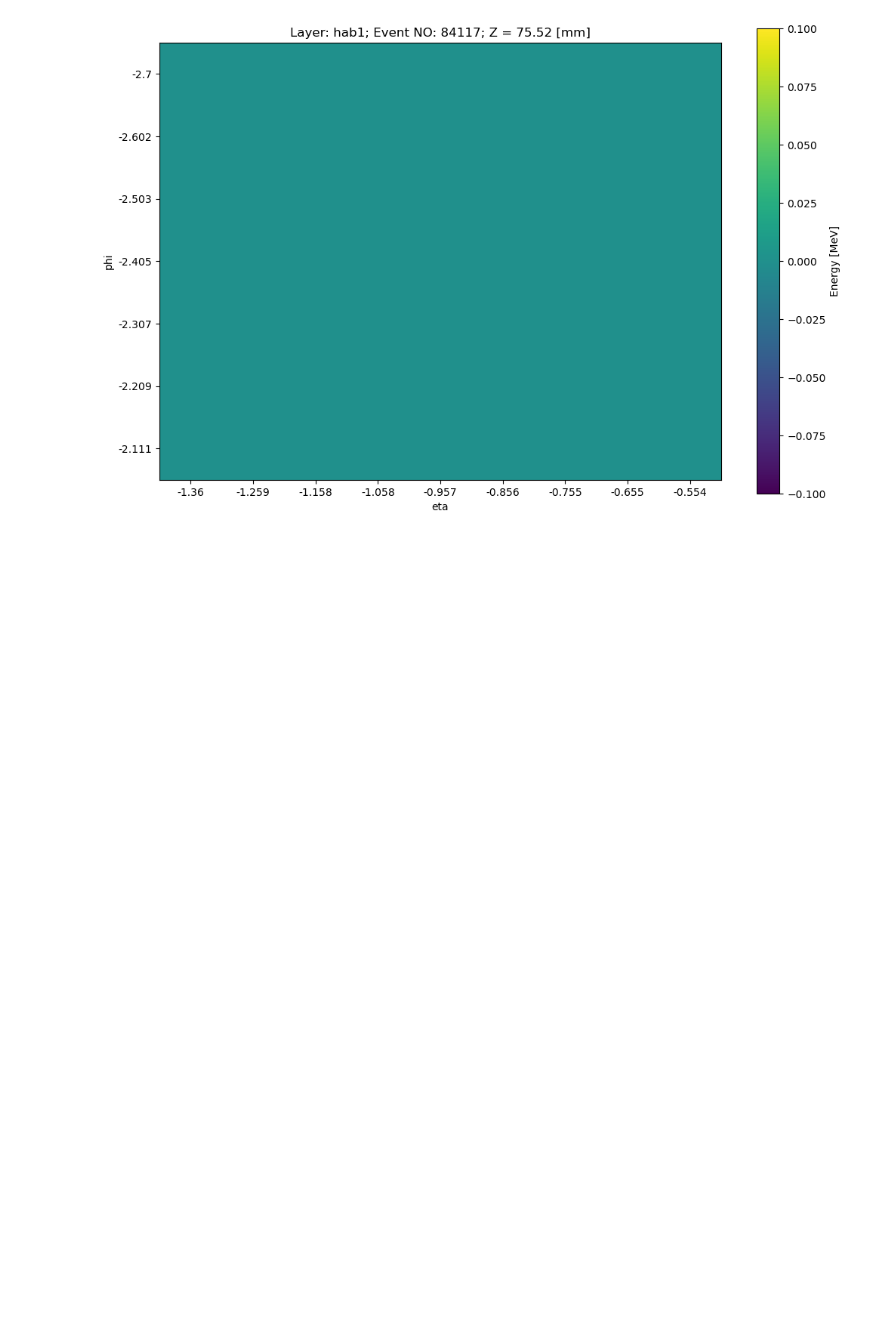
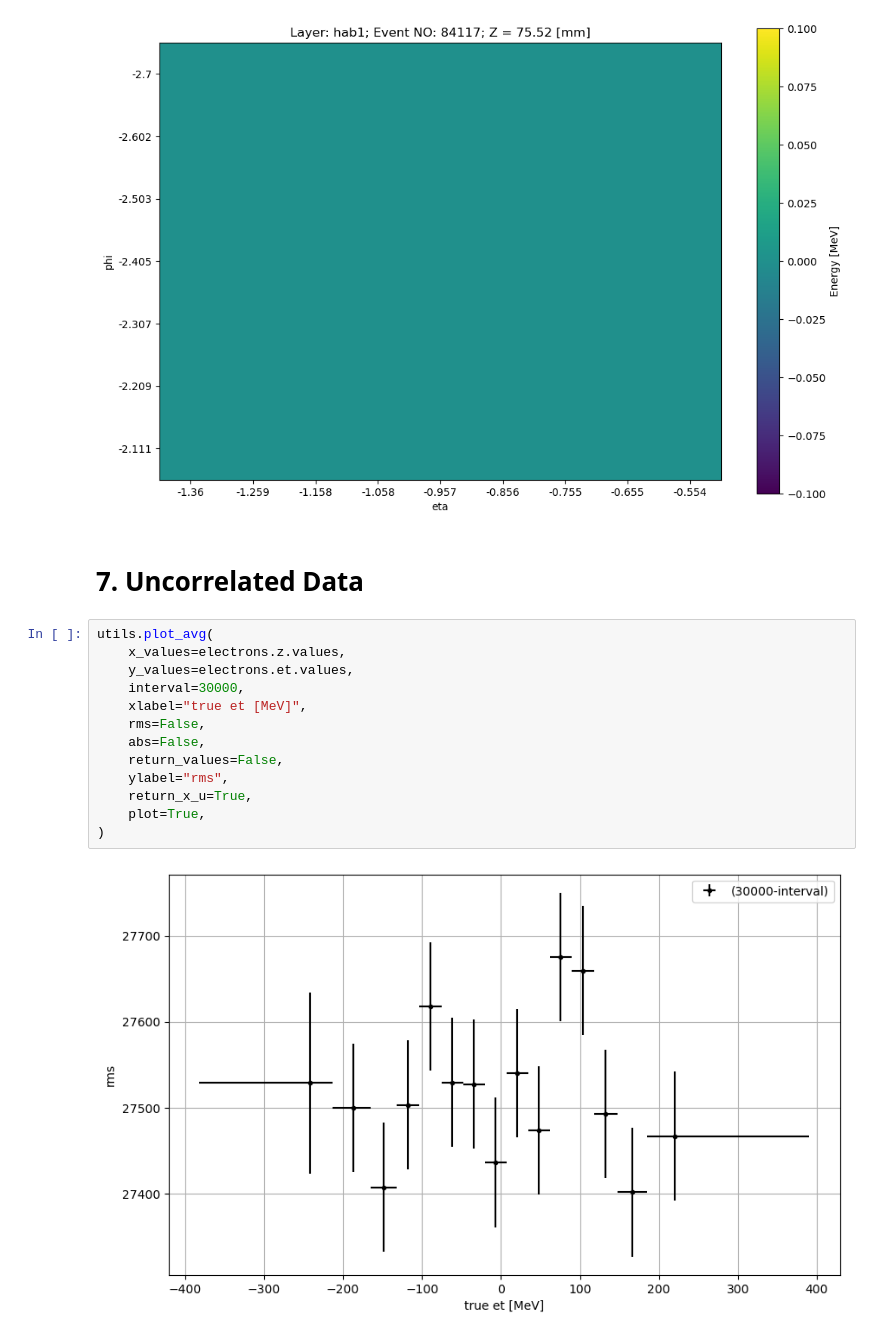
Before and after one commit to p-mucha/ML-for-ATLAS-Hardware-Trigger-at-HL-LHC-in-HH-4b, a Jupyter notebook: notebooks/1.0-pm-single-event-data-analysis.ipynb, the cells around one changed output. Drawn from its saved outputs; the diff is of its cells as text; blank space fills up the shorter version.

```diff
--- a/notebooks/1.0-pm-single-event-data-analysis.ipynb
+++ b/notebooks/1.0-pm-single-event-data-analysis.ipynb
@@ -482,3 +550,20 @@ electrons.plot_hab1(ix)
 [figure]
 [figure]
 [figure]
+# %% [markdown]
+# 7. Uncorrelated Data
+# %%
+utils.plot_avg(
+    x_values=electrons.z.values,
+    y_values=electrons.et.values,
+    interval=30000,
+    xlabel="true et [MeV]",
+    rms=False,
+    abs=False,
+    return_values=False,
+    ylabel="rms",
+    return_x_u=True,
+    plot=True,
+)
+# %% [output]
+[figure, added]
```
Also changed, not shown: parts of 6 cells of this notebook, 2 other files.
